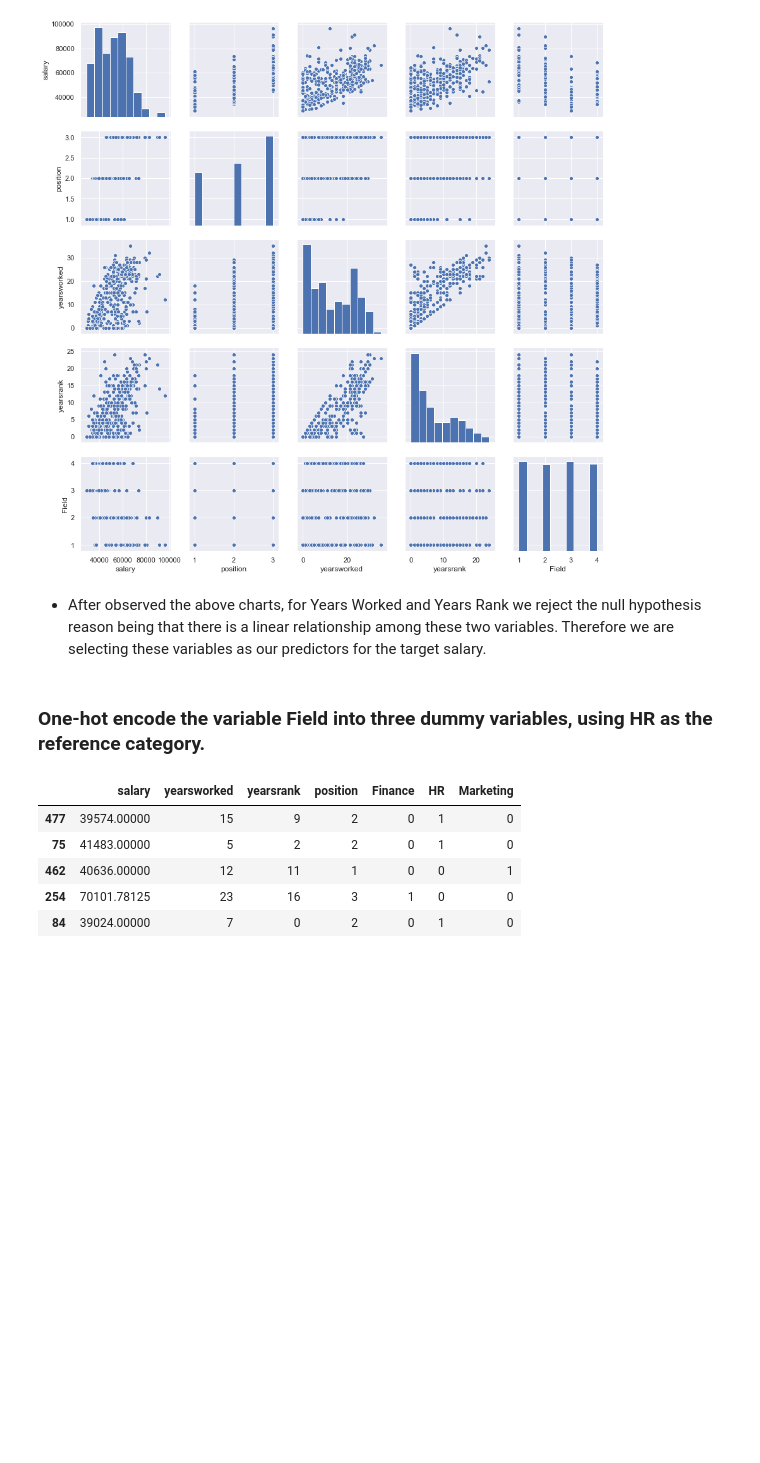
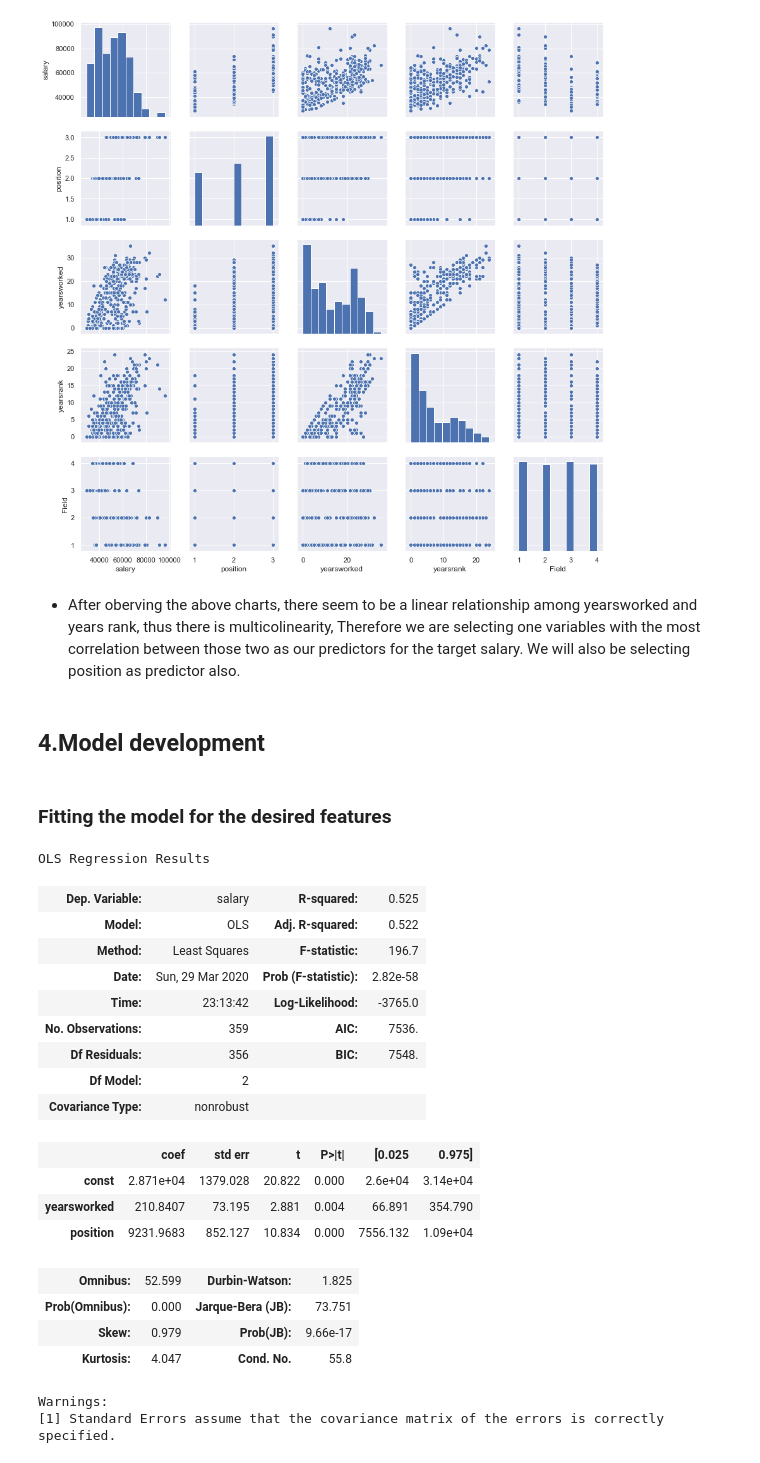
Before and after one commit to jbmasemza/multivariate_linear_regression, a Jupyter notebook: multivariate_linear_regression.ipynb, the cells around one changed output. Saved outputs shown, nothing was run; the diff lists cells and outputs as text; code cells hidden in the pictures; blank space fills up the shorter version.

```diff
--- a/multivariate_linear_regression.ipynb
+++ b/multivariate_linear_regression.ipynb
@@ -124,22 +160,33 @@ sns.pairplot(df_new[['salary', 'position','yearsworked','yearsrank','Field']])
 <seaborn.axisgrid.PairGrid at 0x...>
 [figure]
 # %% [markdown]
-- After observed the above charts, for Years Worked and Years Rank we reject the null hypothesis reason being that there is a linear relationship among these two variables. Therefore we are selecting these variables as our predictors for the target salary.
+- After oberving the above charts, there seem to be a linear relationship among yearsworked and years rank, thus there is multicolinearity, Therefore we are selecting one variables with the most correlation between those two as our predictors for the target salary. We will also be selecting position as predictor also.
-# %% [markdown]
-### One-hot encode the variable Field into three dummy variables, using HR as the reference category.
-# %%
-field = pd.get_dummies(df_new['Field'])
-field.drop(1, inplace=True, axis=1)
-
-new_field = field.rename(columns={2:'Finance',3:'HR',4:'Marketing'})
-
-salary = pd.concat([df_new, new_field] ,axis=1, ignore_index=False)
-salary.drop("Field", inplace=True, axis=1)
-salary.head()
-# %% [output]
-|  | salary | yearsworked | yearsrank | position | Finance | HR | Marketing |
-| 477 | 39574.00000 | 15 | 9 | 2 | 0 | 1 | 0 |
-| 75 | 41483.00000 | 5 | 2 | 2 | 0 | 1 | 0 |
-| 462 | 40636.00000 | 12 | 11 | 1 | 0 | 0 | 1 |
-| 254 | 70101.78125 | 23 | 16 | 3 | 1 | 0 | 0 |
-| 84 | 39024.00000 | 7 | 0 | 2 | 0 | 1 | 0 |
+# %% [markdown]
+## 4.Model development
+# %% [markdown]
+### Fitting the model for the desired features
+# %%
+X = sm.add_constant(train_x[['yearsworked','position']])
+model = sm.OLS(train_y, X).fit()
+model.summary()
+# %% [output]
+OLS Regression Results
+| Dep. Variable: | salary | R-squared: | 0.525 |
+| Model: | OLS | Adj. R-squared: | 0.522 |
+| Method: | Least Squares | F-statistic: | 196.7 |
+| Date: | Sun, 29 Mar 2020 | Prob (F-statistic): | 2.82e-58 |
+| Time: | 23:13:42 | Log-Likelihood: | -3765.0 |
+| No. Observations: | 359 | AIC: | 7536. |
+| Df Residuals: | 356 | BIC: | 7548. |
+| Df Model: | 2 |  |  |
+| Covariance Type: | nonrobust |  |  |
+|  | coef | std err | t | P>|t| | [0.025 | 0.975] |
+| const | 2.871e+04 | 1379.028 | 20.822 | 0.000 | 2.6e+04 | 3.14e+04 |
+| yearsworked | 210.8407 | 73.195 | 2.881 | 0.004 | 66.891 | 354.790 |
+| position | 9231.9683 | 852.127 | 10.834 | 0.000 | 7556.132 | 1.09e+04 |
+| Omnibus: | 52.599 | Durbin-Watson: | 1.825 |
+| Prob(Omnibus): | 0.000 | Jarque-Bera (JB): | 73.751 |
+| Skew: | 0.979 | Prob(JB): | 9.66e-17 |
+| Kurtosis: | 4.047 | Cond. No. | 55.8 |
+Warnings:
+[1] Standard Errors assume that the covariance matrix of the errors is correctly specified.
```
Also changed, not shown: parts of 25 cells of this notebook.
